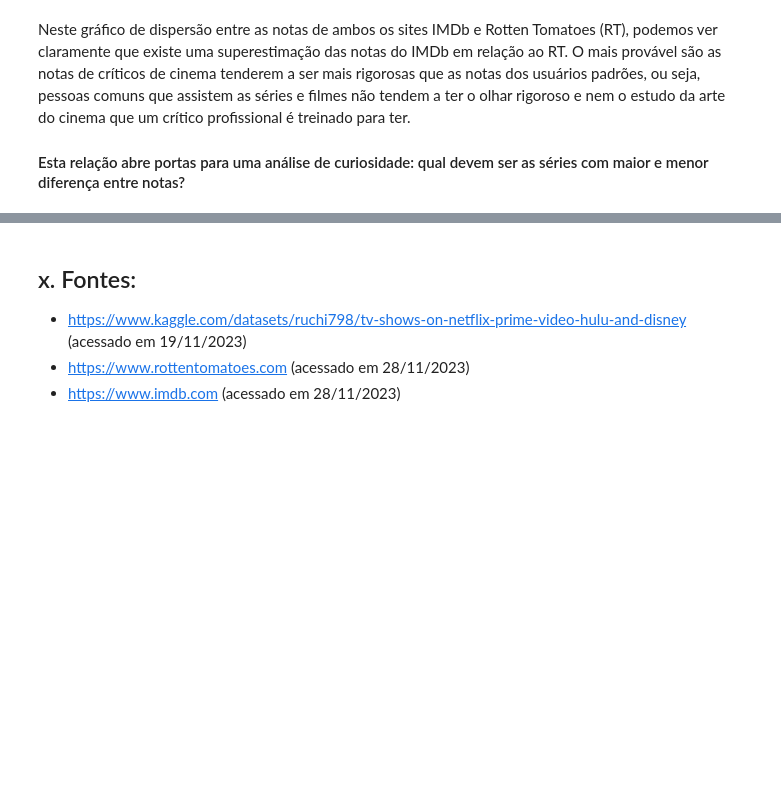
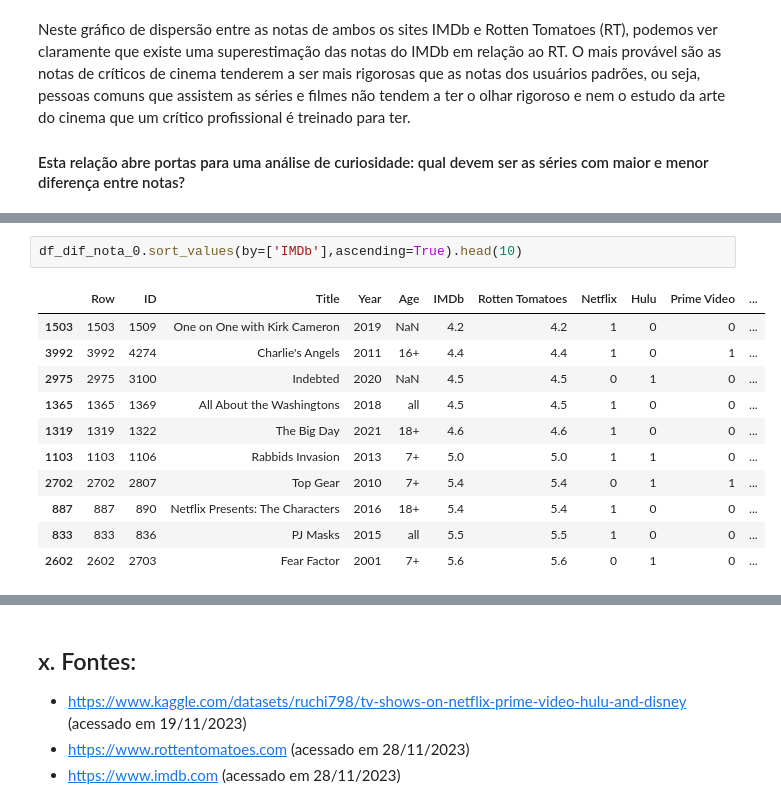
Before and after one commit to bzimons/mvp_puc_1, a Jupyter notebook: mvp1_teste.ipynb, the cells around one changed output, grey strips where cells are left out. Cells and saved outputs as stored; diff of their text form; blank space fills up the shorter version.

```diff
--- a/mvp1_teste.ipynb
+++ b/mvp1_teste.ipynb
@@ -202,0 +220,14 @@ df_tv.describe()
+# %%
+df_dif_nota_0.sort_values(by=['IMDb'],ascending=True).head(10)
+# %% [output]
+|  | Row | ID | Title | Year | Age | IMDb | Rotten Tomatoes | Netflix | Hulu | Prime Video | ... |
+| 1503 | 1503 | 1509 | One on One with Kirk Cameron | 2019 | NaN | 4.2 | 4.2 | 1 | 0 | 0 | ... |
+| 3992 | 3992 | 4274 | Charlie's Angels | 2011 | 16+ | 4.4 | 4.4 | 1 | 0 | 1 | ... |
+| 2975 | 2975 | 3100 | Indebted | 2020 | NaN | 4.5 | 4.5 | 0 | 1 | 0 | ... |
+| 1365 | 1365 | 1369 | All About the Washingtons | 2018 | all | 4.5 | 4.5 | 1 | 0 | 0 | ... |
+| 1319 | 1319 | 1322 | The Big Day | 2021 | 18+ | 4.6 | 4.6 | 1 | 0 | 0 | ... |
+| 1103 | 1103 | 1106 | Rabbids Invasion | 2013 | 7+ | 5.0 | 5.0 | 1 | 1 | 0 | ... |
+| 2702 | 2702 | 2807 | Top Gear | 2010 | 7+ | 5.4 | 5.4 | 0 | 1 | 1 | ... |
+| 887 | 887 | 890 | Netflix Presents: The Characters | 2016 | 18+ | 5.4 | 5.4 | 1 | 0 | 0 | ... |
+| 833 | 833 | 836 | PJ Masks | 2015 | all | 5.5 | 5.5 | 1 | 0 | 0 | ... |
+| 2602 | 2602 | 2703 | Fear Factor | 2001 | 7+ | 5.6 | 5.6 | 0 | 1 | 0 | ... |
```
Also changed, not shown: parts of 14 cells of this notebook.
